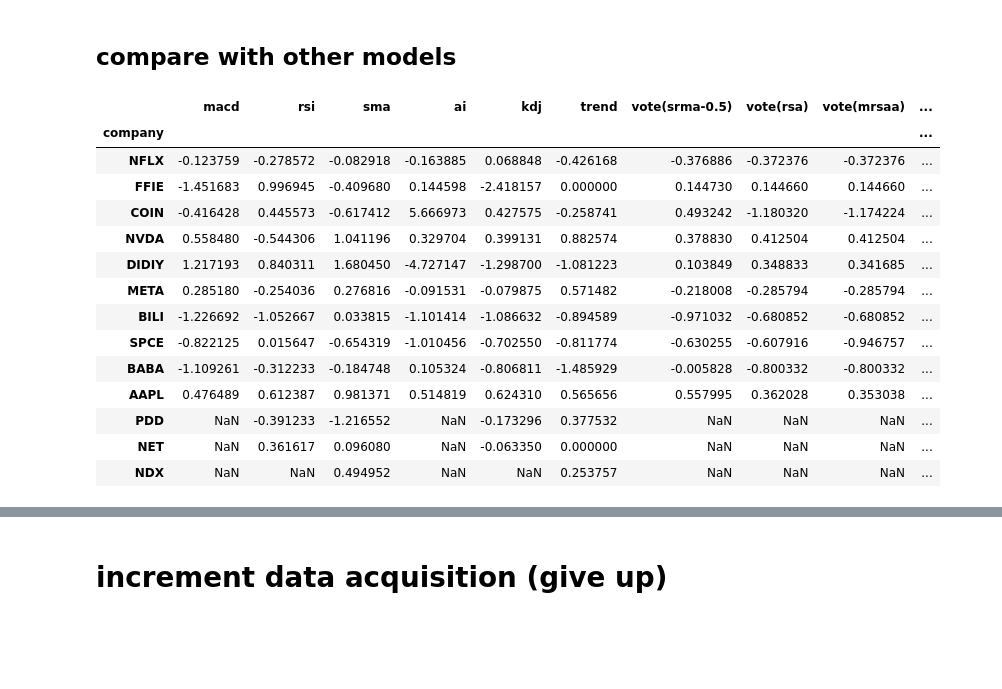
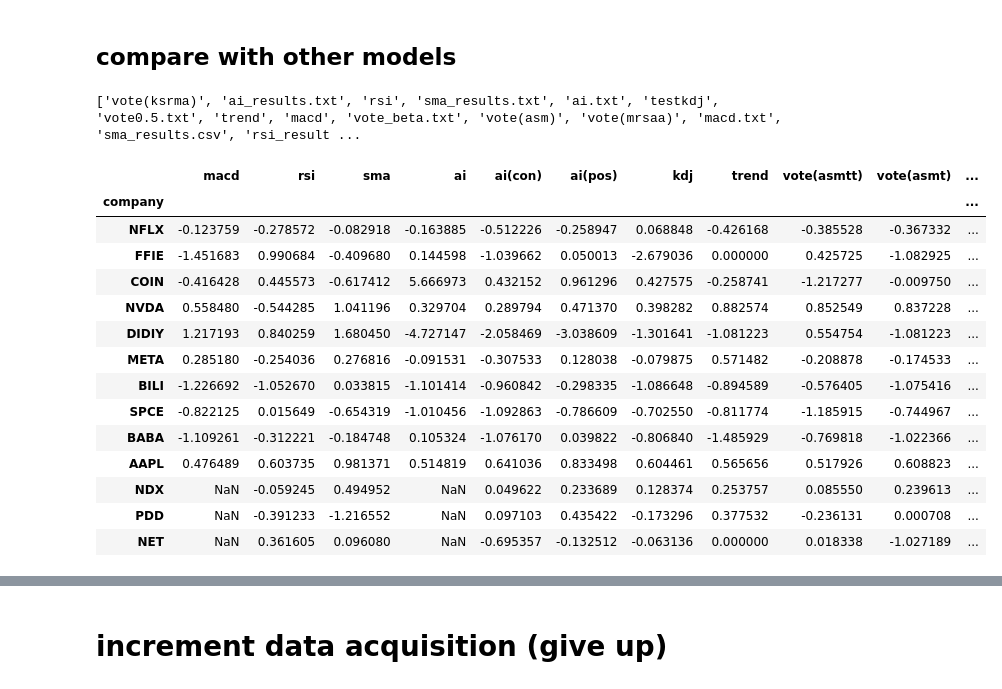
Before and after one commit to Lezcool/QT, a Jupyter notebook: code/debug.ipynb, the cells around one changed output, grey strips where cells are left out. Cells and saved outputs as stored; diff of their text form; code cells hidden in the pictures; blank space fills up the shorter version.

```diff
--- a/code/debug.ipynb
+++ b/code/debug.ipynb
@@ -688,6 +769,17 @@ params['NFLX']
 17
 # %% [markdown]
 ## compare with other models
+# %%
+import pandas as pd
+# list folders in directory
+import os
+results_dir = '/home/lez/Documents/QT/QT/results'
+filename_list = os.listdir(results_dir)
+# read all csv files in folder
+# df = [pd.read_csv(f) for f in filename_list]
+print(filename_list)
+# %% [output]
+['vote(ksrma)', 'ai_results.txt', 'rsi', 'sma_results.txt', 'ai.txt', 'testkdj', 'vote0.5.txt', 'trend', 'macd', 'vote_beta.txt', 'vote(asm)', 'vote(mrsaa)', 'macd.txt', 'sma_results.csv', 'rsi_result ...
 # %%
 import pandas as pd
 macd_df = pd.read_csv('/home/lez/Documents/QT/QT/results/macd_results.csv',index_col='company')
@@ -695,6 +787,8 @@ rsi_df = pd.read_csv('/home/lez/Documents/QT/QT/results/rsi/rsi_results.csv',ind
 sma_df = pd.read_csv('/home/lez/Documents/QT/QT/results/sma/sma_results.csv',index_col='company')
 vote_df = pd.read_csv('/home/lez/Documents/QT/QT/results/vote0.5_results.csv',index_col='company')
 ai_df = pd.read_csv('/home/lez/Documents/QT/QT/results/ai_results.csv',index_col='company')
+ai_cons = pd.read_csv('/home/lez/Documents/QT/QT/results/ai(cons)/ai_results.csv',index_col='company')
+ai_pos = pd.read_csv('/home/lez/Documents/QT/QT/results/ai(pos)/ai_results.csv',index_col='company')
 # vote2_df = pd.read_csv('/home/lez/Documents/QT/QT/results/vote(srm)/vote_results.csv',index_col='company') #'vote(srm-2/3)' same as macd
 kdj_df = pd.read_csv('/home/lez/Documents/QT/QT/results/kdj/kdj_results.csv',index_col='company')
 trend_df = pd.read_csv('/home/lez/Documents/QT/QT/results/trend/trend_results.csv',index_col='company')
@@ -705,36 +799,38 @@ vote_smmra = pd.read_csv('/home/lez/Documents/QT/QT/results/vote(smmra)/vote_res
 vote_srma = pd.read_csv('/home/lez/Documents/QT/QT/results/vote(srma)/vote_results.csv',index_col='company') #too frequent
 vote_msa = pd.read_csv('/home/lez/Documents/QT/QT/results/vote(asm)/vote_results.csv',index_col='company')
 vote_ksrma = pd.read_csv('/home/lez/Documents/QT/QT/results/vote(ksrma)/vote_results.csv',index_col='company')
+vote_asmt = pd.read_csv('/home/lez/Documents/QT/QT/results/vote(asmt)/vote_results.csv',index_col='company')
+vote_asmtt = pd.read_csv('/home/lez/Documents/QT/QT/results/vote(asmtt)/vote_results.csv',index_col='company')
 # %%
-name_list = ['macd', 'rsi', 'sma', 'ai','kdj','trend','vote(srma-0.5)', 'vote(rsa)','vote(mrsaa)','vote(smmra)','vote(srma)','vote(msa)','vote(ksrma)']
+name_list = ['macd', 'rsi', 'sma', 'ai','ai(con)','ai(pos)','kdj','trend','vote(asmtt)','vote(asmt)','vote(srma-0.5)', 'vote(rsa)','vote(mrsaa)','vote(smmra)','vote(srma)','vote(msa)','vote(ksrma)']
 # result_df = pd.DataFrame()
-for idx,df in enumerate([macd_df, rsi_df, sma_df,ai_df,kdj_df,trend_df, vote_df,vote_rsa,vote_mrsaa,vote_smmra,vote_srma,vote_msa,vote_ksrma]):
+for idx,df in enumerate([macd_df, rsi_df, sma_df,ai_df,ai_cons,ai_pos,kdj_df,trend_df,vote_asmt, vote_asmtt,vote_df,vote_rsa,vote_mrsaa,vote_smmra,vote_srma,vote_msa,vote_ksrma]):
 
     tmp = df[['sharp_ratio']]
     tmp.columns = [name_list[idx]]
     if idx == 0:
         result_df = tmp
     else:
         result_df = pd.concat([result_df,tmp],axis=1)
 
     # else:
     #     tmp = df[['sharp_ratio']]
     #     tmp.columns = [name_list[idx]]
 display(result_df)
 display(result_df.describe())
 # %% [output]
-|  | macd | rsi | sma | ai | kdj | trend | vote(srma-0.5) | vote(rsa) | vote(mrsaa) | ... |
-| company |  |  |  |  |  |  |  |  |  | ... |
-| NFLX | -0.123759 | -0.278572 | -0.082918 | -0.163885 | 0.068848 | -0.426168 | -0.376886 | -0.372376 | -0.372376 | ... |
-| FFIE | -1.451683 | 0.996945 | -0.409680 | 0.144598 | -2.418157 | 0.000000 | 0.144730 | 0.144660 | 0.144660 | ... |
-| COIN | -0.416428 | 0.445573 | -0.617412 | 5.666973 | 0.427575 | -0.258741 | 0.493242 | -1.180320 | -1.174224 | ... |
-| NVDA | 0.558480 | -0.544306 | 1.041196 | 0.329704 | 0.399131 | 0.882574 | 0.378830 | 0.412504 | 0.412504 | ... |
-| DIDIY | 1.217193 | 0.840311 | 1.680450 | -4.727147 | -1.298700 | -1.081223 | 0.103849 | 0.348833 | 0.341685 | ... |
-| META | 0.285180 | -0.254036 | 0.276816 | -0.091531 | -0.079875 | 0.571482 | -0.218008 | -0.285794 | -0.285794 | ... |
-| BILI | -1.226692 | -1.052667 | 0.033815 | -1.101414 | -1.086632 | -0.894589 | -0.971032 | -0.680852 | -0.680852 | ... |
-| SPCE | -0.822125 | 0.015647 | -0.654319 | -1.010456 | -0.702550 | -0.811774 | -0.630255 | -0.607916 | -0.946757 | ... |
-| BABA | -1.109261 | -0.312233 | -0.184748 | 0.105324 | -0.806811 | -1.485929 | -0.005828 | -0.800332 | -0.800332 | ... |
-| AAPL | 0.476489 | 0.612387 | 0.981371 | 0.514819 | 0.624310 | 0.565656 | 0.557995 | 0.362028 | 0.353038 | ... |
-| PDD | NaN | -0.391233 | -1.216552 | NaN | -0.173296 | 0.377532 | NaN | NaN | NaN | ... |
-| NET | NaN | 0.361617 | 0.096080 | NaN | -0.063350 | 0.000000 | NaN | NaN | NaN | ... |
-| NDX | NaN | NaN | 0.494952 | NaN | NaN | 0.253757 | NaN | NaN | NaN | ... |
+|  | macd | rsi | sma | ai | ai(con) | ai(pos) | kdj | trend | vote(asmtt) | vote(asmt) | ... |
+| company |  |  |  |  |  |  |  |  |  |  | ... |
+| NFLX | -0.123759 | -0.278572 | -0.082918 | -0.163885 | -0.512226 | -0.258947 | 0.068848 | -0.426168 | -0.385528 | -0.367332 | ... |
+| FFIE | -1.451683 | 0.990684 | -0.409680 | 0.144598 | -1.039662 | 0.050013 | -2.679036 | 0.000000 | 0.425725 | -1.082925 | ... |
+| COIN | -0.416428 | 0.445573 | -0.617412 | 5.666973 | 0.432152 | 0.961296 | 0.427575 | -0.258741 | -1.217277 | -0.009750 | ... |
+| NVDA | 0.558480 | -0.544285 | 1.041196 | 0.329704 | 0.289794 | 0.471370 | 0.398282 | 0.882574 | 0.852549 | 0.837228 | ... |
+| DIDIY | 1.217193 | 0.840259 | 1.680450 | -4.727147 | -2.058469 | -3.038609 | -1.301641 | -1.081223 | 0.554754 | -1.081223 | ... |
+| META | 0.285180 | -0.254036 | 0.276816 | -0.091531 | -0.307533 | 0.128038 | -0.079875 | 0.571482 | -0.208878 | -0.174533 | ... |
+| BILI | -1.226692 | -1.052670 | 0.033815 | -1.101414 | -0.960842 | -0.298335 | -1.086648 | -0.894589 | -0.576405 | -1.075416 | ... |
+| SPCE | -0.822125 | 0.015649 | -0.654319 | -1.010456 | -1.092863 | -0.786609 | -0.702550 | -0.811774 | -1.185915 | -0.744967 | ... |
+| BABA | -1.109261 | -0.312221 | -0.184748 | 0.105324 | -1.076170 | 0.039822 | -0.806840 | -1.485929 | -0.769818 | -1.022366 | ... |
+| AAPL | 0.476489 | 0.603735 | 0.981371 | 0.514819 | 0.641036 | 0.833498 | 0.604461 | 0.565656 | 0.517926 | 0.608823 | ... |
+| NDX | NaN | -0.059245 | 0.494952 | NaN | 0.049622 | 0.233689 | 0.128374 | 0.253757 | 0.085550 | 0.239613 | ... |
+| PDD | NaN | -0.391233 | -1.216552 | NaN | 0.097103 | 0.435422 | -0.173296 | 0.377532 | -0.236131 | 0.000708 | ... |
+| NET | NaN | 0.361605 | 0.096080 | NaN | -0.695357 | -0.132512 | -0.063136 | 0.000000 | 0.018338 | -1.027189 | ... |
```
Also changed, not shown: parts of 12 cells of this notebook, 2 other files.
